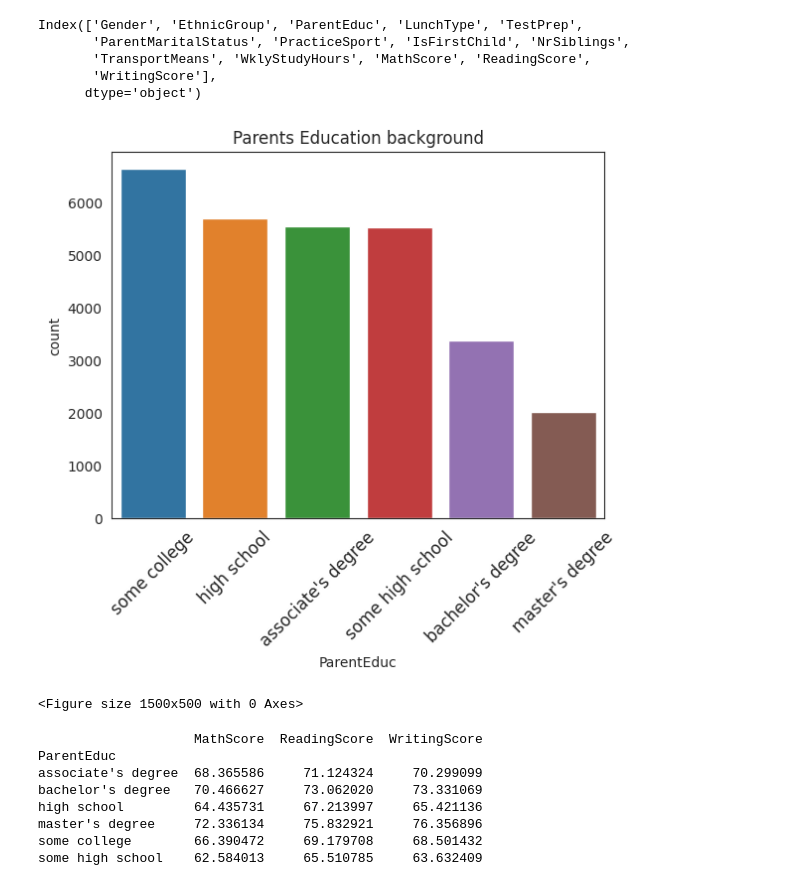
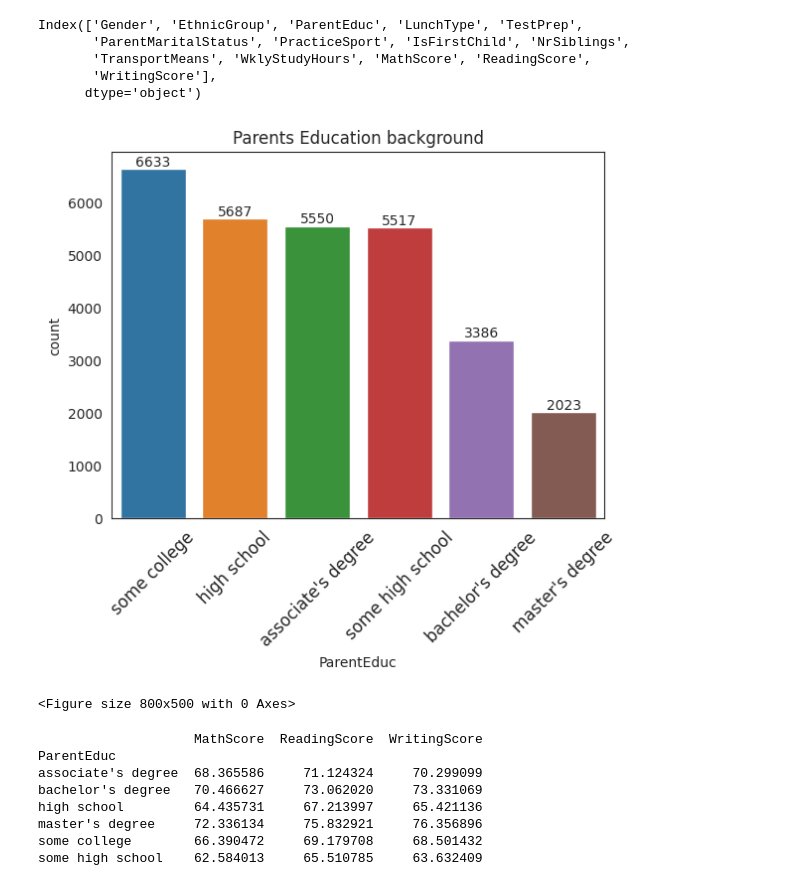
Before and after one commit to HafshaWahab/Students-Test-Scores-Analysis, a Jupyter notebook: students-test-scores-analysis.ipynb, the cells around one changed output. Cells and saved outputs as stored; diff of their text form; code cells hidden in the pictures.

```diff
--- a/students-test-scores-analysis.ipynb
+++ b/students-test-scores-analysis.ipynb
@@ -163,15 +180,16 @@ Index(['Gender', 'EthnicGroup', 'ParentEduc', 'LunchType', 'TestPrep',
        'WritingScore'],
       dtype='object')
 # %%
-ax=sns.countplot(x='ParentEduc', data = df, \
+ax=sns.countplot(x='ParentEduc', data = df,
               order=['some college', 'high school', "associate's degree", 'some high school', "bachelor's degree", "master's degree"])
+ax.bar_label(ax.containers[0])
 plt.title('Parents Education background')
-plt.figure(figsize=(15,5))
+plt.figure(figsize=(8,5))
 ax.set_xticklabels(ax.get_xticklabels(), rotation=45, fontsize=12)
 plt.show()
 # %% [output]
-[figure, old version]
+[figure, new version]
-<Figure size 1500x500 with 0 Axes>
+<Figure size 800x500 with 0 Axes>
 # %%
 parent_edu = df.groupby('ParentEduc').agg({'MathScore':'mean','ReadingScore':'mean','WritingScore':'mean'})
 print(parent_edu)
```
Also changed, not shown: parts of 3 cells of this notebook.
